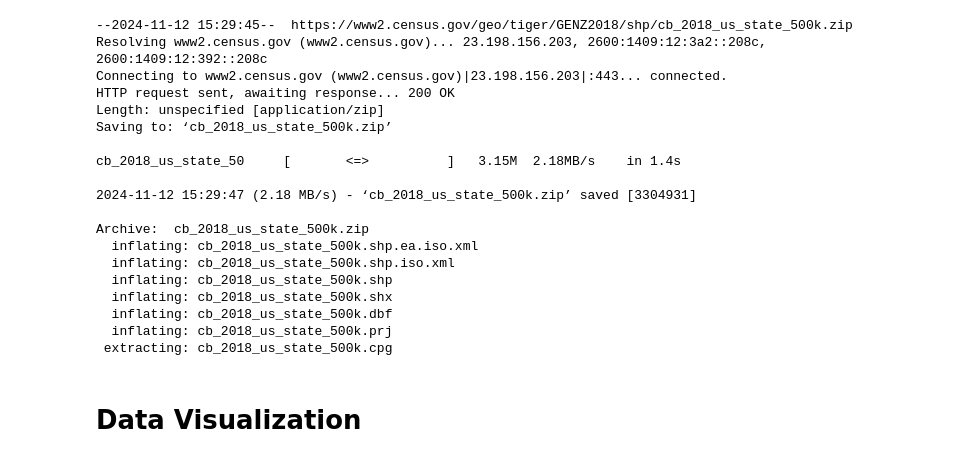
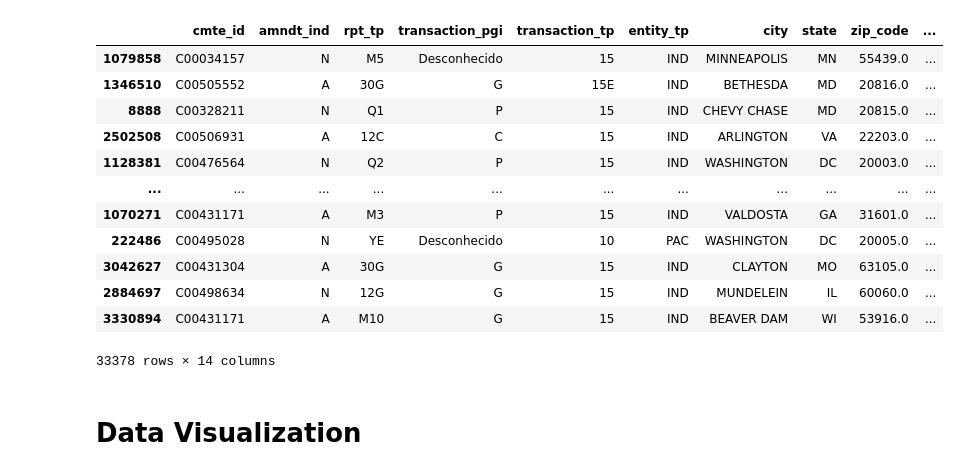
Before and after one commit to MurilloYumoto/Federal-Elections-analysis, a Jupyter notebook: visualizacoes_primeira_entrega.ipynb, the cells around one changed output. Drawn from its saved outputs; the diff is of its cells as text; code cells hidden in the pictures.

```diff
--- a/visualizacoes_primeira_entrega.ipynb
+++ b/visualizacoes_primeira_entrega.ipynb
@@ -27,35 +26,23 @@ DataTransformerRegistry.enable('vegafusion')
 
 dataset = openml.datasets.get_dataset(42080)
 df, _, _, _ = dataset.get_data(dataset_format='dataframe')
-# %%
-!wget https://www2.census.gov/geo/tiger/GENZ2018/shp/cb_2018_us_state_500k.zip
-!unzip cb_2018_us_state_500k.zip
-
-state_boundaries = gpd.read_file("/content/cb_2018_us_state_500k.shp", columns=['STUSPS', 'NAME', 'geometry'])
-state_boundaries.rename(columns={'STUSPS': 'state',
-                           'Name': 'state_name'}, inplace=True)
-
-df_EUA = state_boundaries.merge(df, on='state', how='inner')
-# %% [output]
---2024-11-12 15:29:45--  https://www2.census.gov/geo/tiger/GENZ2018/shp/cb_2018_us_state_500k.zip
-Resolving www2.census.gov (www2.census.gov)... 23.198.156.203, 2600:1409:12:3a2::208c, 2600:1409:12:392::208c
-Connecting to www2.census.gov (www2.census.gov)|23.198.156.203|:443... connected.
-HTTP request sent, awaiting response... 200 OK
-Length: unspecified [application/zip]
-Saving to: ‘cb_2018_us_state_500k.zip’
-
-cb_2018_us_state_50     [       <=>          ]   3.15M  2.18MB/s    in 1.4s
-
-2024-11-12 15:29:47 (2.18 MB/s) - ‘cb_2018_us_state_500k.zip’ saved [3304931]
-
-Archive:  cb_2018_us_state_500k.zip
-  inflating: cb_2018_us_state_500k.shp.ea.iso.xml
-  inflating: cb_2018_us_state_500k.shp.iso.xml
-  inflating: cb_2018_us_state_500k.shp
-  inflating: cb_2018_us_state_500k.shx
-  inflating: cb_2018_us_state_500k.dbf
-  inflating: cb_2018_us_state_500k.prj
- extracting: cb_2018_us_state_500k.cpg
+# %%
+df = pd.read_csv("amostra.csv", index_col=0)
+df
+# %% [output]
+|  | cmte_id | amndt_ind | rpt_tp | transaction_pgi | transaction_tp | entity_tp | city | state | zip_code | ... |
+| 1079858 | C00034157 | N | M5 | Desconhecido | 15 | IND | MINNEAPOLIS | MN | 55439.0 | ... |
+| 1346510 | C00505552 | A | 30G | G | 15E | IND | BETHESDA | MD | 20816.0 | ... |
+| 8888 | C00328211 | N | Q1 | P | 15 | IND | CHEVY CHASE | MD | 20815.0 | ... |
+| 2502508 | C00506931 | A | 12C | C | 15 | IND | ARLINGTON | VA | 22203.0 | ... |
+| 1128381 | C00476564 | N | Q2 | P | 15 | IND | WASHINGTON | DC | 20003.0 | ... |
+| ... | ... | ... | ... | ... | ... | ... | ... | ... | ... | ... |
+| 1070271 | C00431171 | A | M3 | P | 15 | IND | VALDOSTA | GA | 31601.0 | ... |
+| 222486 | C00495028 | N | YE | Desconhecido | 10 | PAC | WASHINGTON | DC | 20005.0 | ... |
+| 3042627 | C00431304 | A | 30G | G | 15 | IND | CLAYTON | MO | 63105.0 | ... |
+| 2884697 | C00498634 | N | 12G | G | 15 | IND | MUNDELEIN | IL | 60060.0 | ... |
+| 3330894 | C00431171 | A | M10 | G | 15 | IND | BEAVER DAM | WI | 53916.0 | ... |
+33378 rows × 14 columns
 # %% [markdown]
 # Data Visualization
 # %%
```
Also changed, not shown: parts of 9 cells of this notebook, 1 other file.
